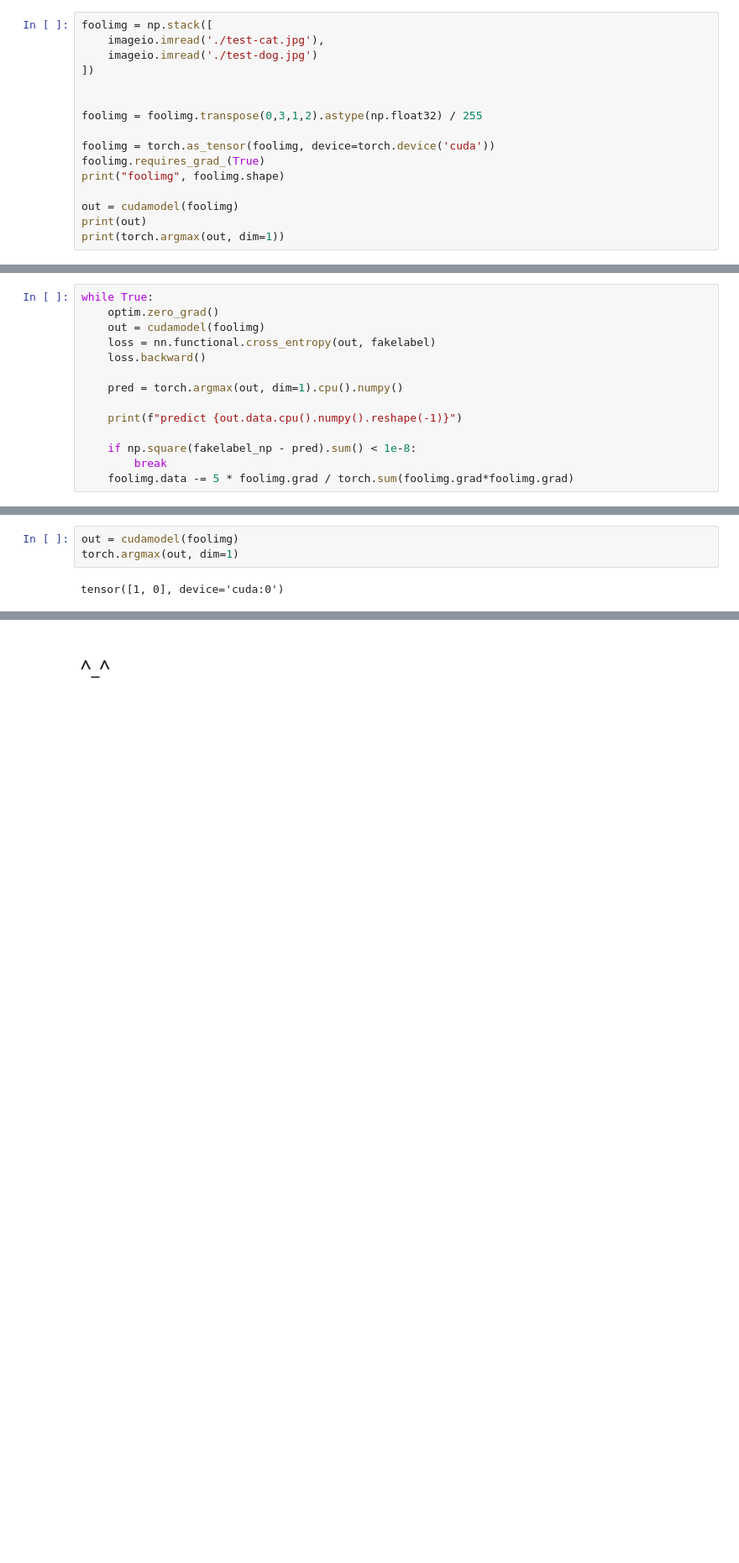
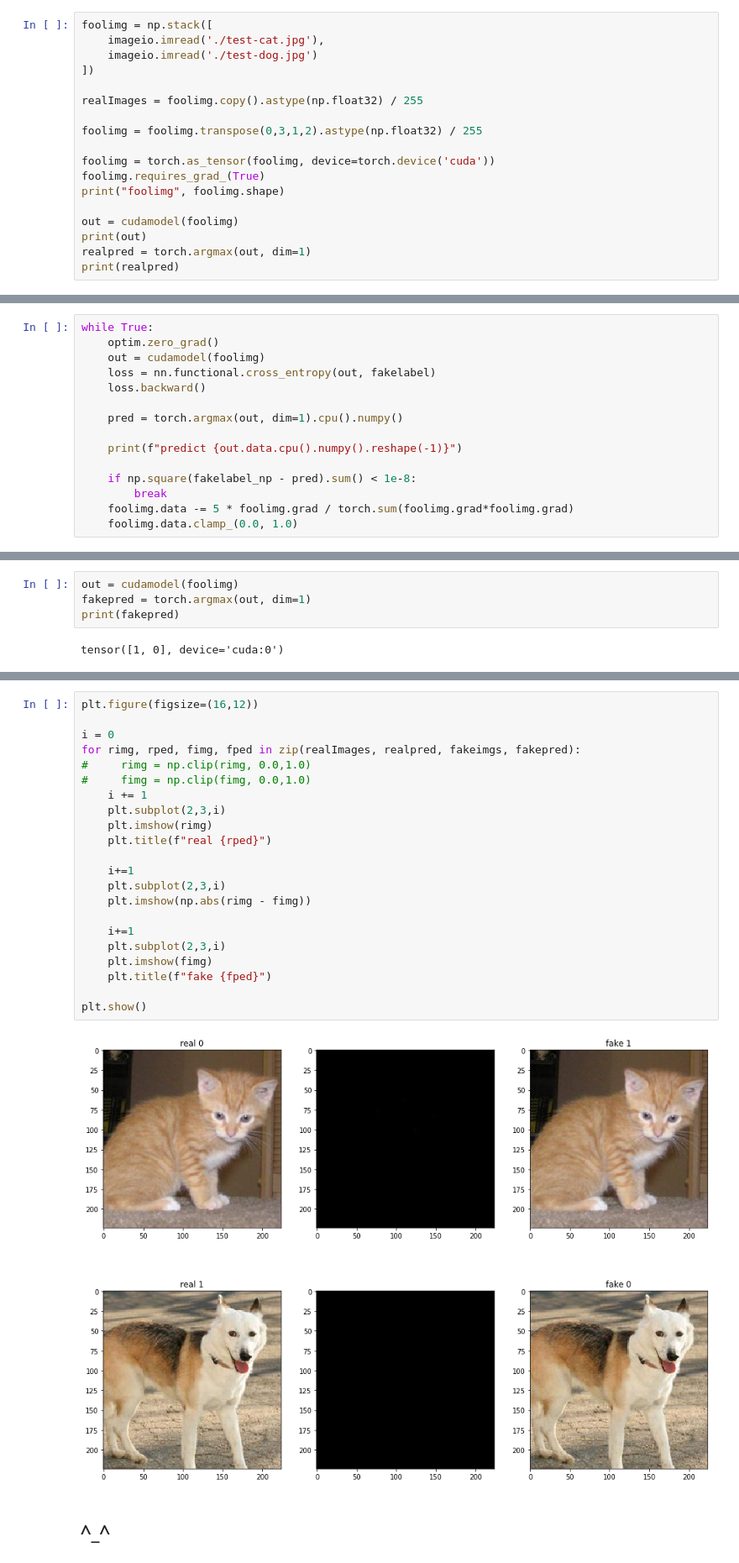
Before and after one commit to grassFlamingo/machine_wonder, a Jupyter notebook: nn-fooling/Cat-Dogs.ipynb, the cells around one changed output, grey strips where cells are left out. Shown at 84% size. Saved outputs shown, nothing was run; the diff lists cells and outputs as text; blank space fills up the shorter version.

```diff
--- a/nn-fooling/Cat-Dogs.ipynb
+++ b/nn-fooling/Cat-Dogs.ipynb
@@ -218,6 +206,7 @@ foolimg = np.stack([
     imageio.imread('./test-dog.jpg')
 ])
 
+realImages = foolimg.copy().astype(np.float32) / 255
 
 foolimg = foolimg.transpose(0,3,1,2).astype(np.float32) / 255
 
@@ -227,6 +216,7 @@ print("foolimg", foolimg.shape)
 
 out = cudamodel(foolimg)
 print(out)
-print(torch.argmax(out, dim=1))
+realpred = torch.argmax(out, dim=1)
+print(realpred)
 # %% [output]
 foolimg torch.Size([2, 3, 224, 224])
@@ -256,4 +246,5 @@ while True:
     if np.square(fakelabel_np - pred).sum() < 1e-8:
         break
     foolimg.data -= 5 * foolimg.grad / torch.sum(foolimg.grad*foolimg.grad)
+    foolimg.data.clamp_(0.0, 1.0)
 # %% [output]
@@ -272,6 +263,7 @@ print(fakeimgs.shape)
 (2, 224, 224, 3)
 # %%
 out = cudamodel(foolimg)
-torch.argmax(out, dim=1)
+fakepred = torch.argmax(out, dim=1)
+print(fakepred)
 # %% [output]
 tensor([1, 0], device='cuda:0')
@@ -289,2 +270,26 @@ Clipping input data to the valid range for imshow with RGB data ([0..1] for floa
+# %%
+plt.figure(figsize=(16,12))
+
+i = 0
+for rimg, rped, fimg, fped in zip(realImages, realpred, fakeimgs, fakepred):
+#     rimg = np.clip(rimg, 0.0,1.0)
+#     fimg = np.clip(fimg, 0.0,1.0)
+    i += 1
+    plt.subplot(2,3,i)
+    plt.imshow(rimg)
+    plt.title(f"real {rped}")
+
+    i+=1
+    plt.subplot(2,3,i)
+    plt.imshow(np.abs(rimg - fimg))
+
+    i+=1
+    plt.subplot(2,3,i)
+    plt.imshow(fimg)
+    plt.title(f"fake {fped}")
+
+plt.show()
+# %% [output]
+[figure, added]
 # %% [markdown]
 ## ^_^
```
Also changed, not shown: parts of 8 cells of this notebook, 1 other file.
